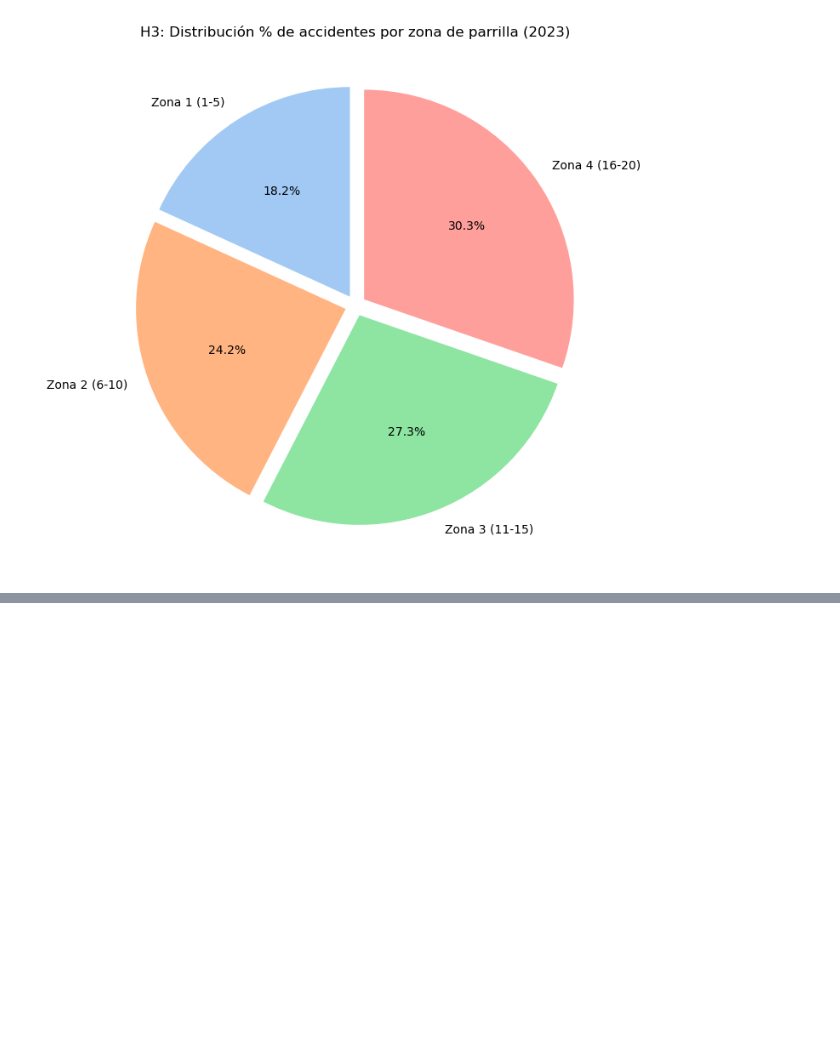
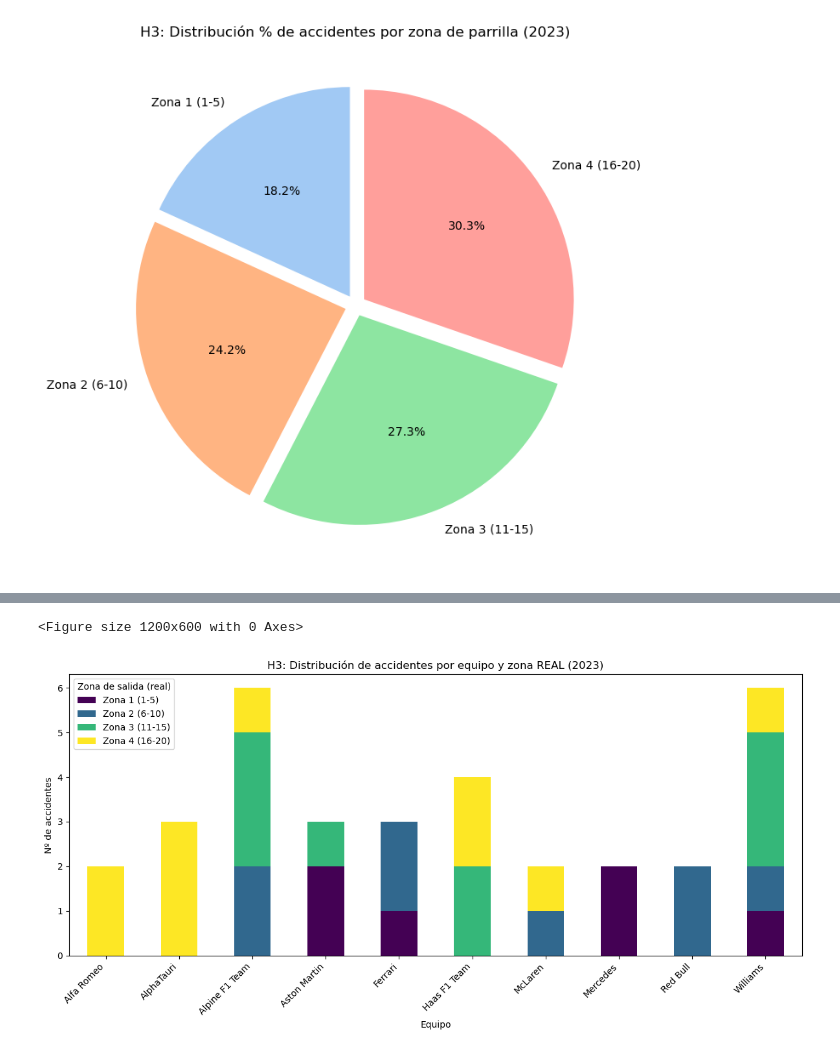
Before and after one commit to BorjaBG/EDA_F1, a Jupyter notebook: notebooks/hipotesis 3.ipynb, the cells around one changed output, grey strips where cells are left out. Saved outputs shown, nothing was run; the diff lists cells and outputs as text; code cells hidden in the pictures; blank space fills up the shorter version.

```diff
--- a/notebooks/hipotesis 3.ipynb
+++ b/notebooks/hipotesis 3.ipynb
@@ -324,0 +394,21 @@ plt.show()
+# %%
+# Contar accidentes por equipo y zona real
+accidentes_por_equipo_zona = accidentes_23.groupby(['name', 'zona']).size().unstack(fill_value=0)
+
+plt.figure(figsize=(12, 6))
+accidentes_por_equipo_zona.plot(
+    kind='bar',
+    stacked=True,
+    colormap='viridis',
+    figsize=(12, 6)
+)
+plt.title('H3: Distribución de accidentes por equipo y zona REAL (2023)')
+plt.xlabel('Equipo')
+plt.ylabel('Nº de accidentes')
+plt.legend(title='Zona de salida (real)')
+plt.xticks(rotation=45, ha='right')
+plt.tight_layout()
+plt.show()
+# %% [output]
+<Figure size 1200x600 with 0 Axes>
+[figure, added]
```
Also changed, not shown: parts of 10 cells of this notebook.
